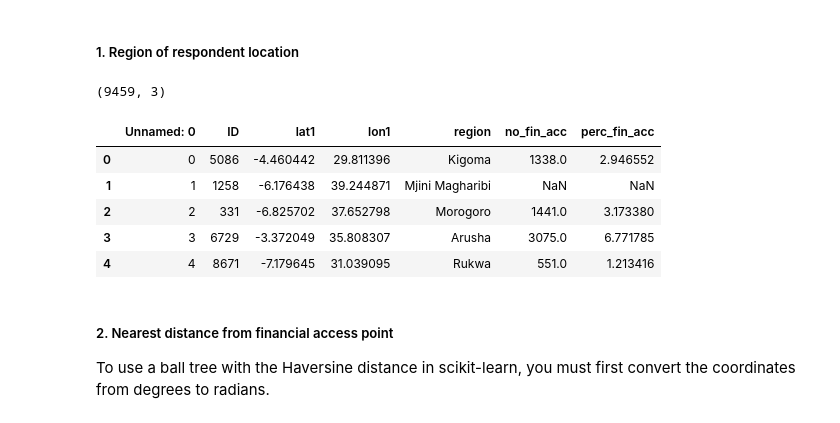
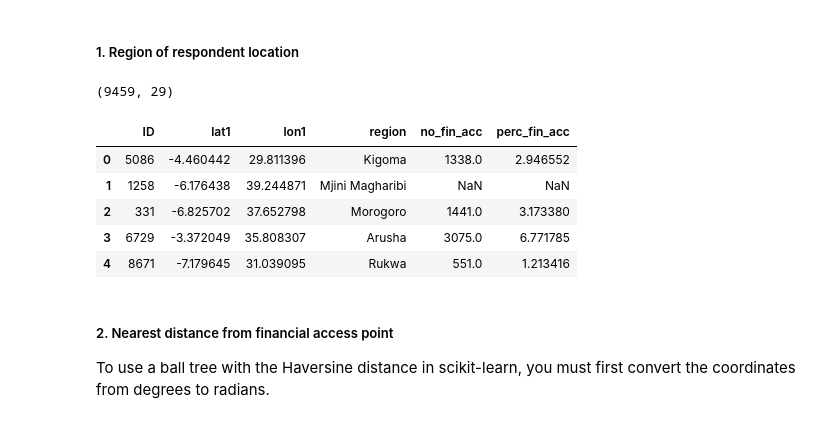
Before and after one commit to chirpc/Portfolio, a Jupyter notebook: 2_Financial Inclusion/Classification Analysis/dbscn_fin_acc-checkpoint.ipynb, the cells around one changed output. Cells and saved outputs as stored; diff of their text form; code cells hidden in the pictures.

```diff
--- a/2_Financial Inclusion/Classification Analysis/dbscn_fin_acc-checkpoint.ipynb
+++ b/2_Financial Inclusion/Classification Analysis/dbscn_fin_acc-checkpoint.ipynb
@@ -243,7 +243,7 @@ df_inc_loc['region'] = reg_lst
 
 df_inc_loc = pd.merge(df_inc_loc, df_acc_agg, how='left', on=['region'])
 df_inc_loc.head()
-df_inc_loc.to_csv(pth + "region.csv")
+df_inc_loc.to_csv(pth + "region.csv", index=False)
 
 #import pickle
 #pickle_obj = pickle.dumps(df_inc_loc)
@@ -251,19 +251,21 @@ df_inc_loc.to_csv(pth + "region.csv")
 '''
 
 #df_inc_loc = pd.read_csv(pth + "region.csv", index=False)
-df_inc_loc.shape
+#df_inc_loc.shape
 # %% [output]
-(9459, 3)
+(9459, 29)
 # %%
 df_inc_loc = pd.read_csv(pth + "region.csv")
+df_inc_loc = df_inc_loc.iloc[:,1:]
+df_inc_loc.shape
 df_inc_loc.head()
 # %% [output]
-|  | Unnamed: 0 | ID | lat1 | lon1 | region | no_fin_acc | perc_fin_acc |
-| 0 | 0 | 5086 | -4.460442 | 29.811396 | Kigoma | 1338.0 | 2.946552 |
-| 1 | 1 | 1258 | -6.176438 | 39.244871 | Mjini Magharibi | NaN | NaN |
-| 2 | 2 | 331 | -6.825702 | 37.652798 | Morogoro | 1441.0 | 3.173380 |
-| 3 | 3 | 6729 | -3.372049 | 35.808307 | Arusha | 3075.0 | 6.771785 |
-| 4 | 4 | 8671 | -7.179645 | 31.039095 | Rukwa | 551.0 | 1.213416 |
+|  | ID | lat1 | lon1 | region | no_fin_acc | perc_fin_acc |
+| 0 | 5086 | -4.460442 | 29.811396 | Kigoma | 1338.0 | 2.946552 |
+| 1 | 1258 | -6.176438 | 39.244871 | Mjini Magharibi | NaN | NaN |
+| 2 | 331 | -6.825702 | 37.652798 | Morogoro | 1441.0 | 3.173380 |
+| 3 | 6729 | -3.372049 | 35.808307 | Arusha | 3075.0 | 6.771785 |
+| 4 | 8671 | -7.179645 | 31.039095 | Rukwa | 551.0 | 1.213416 |
 # %% [markdown]
 ##### 2. Nearest distance from financial access point
 
```
Also changed, not shown: parts of 10 cells of this notebook, 1 other file.
